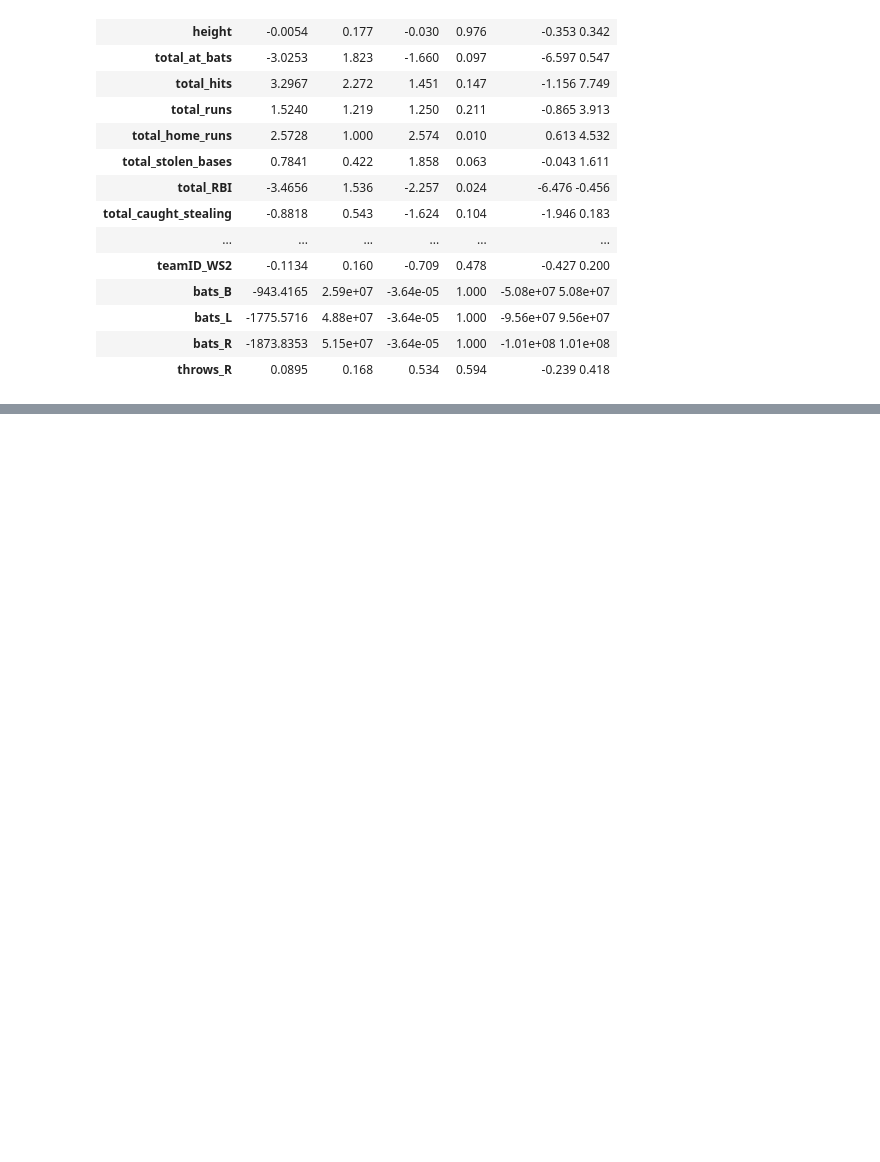
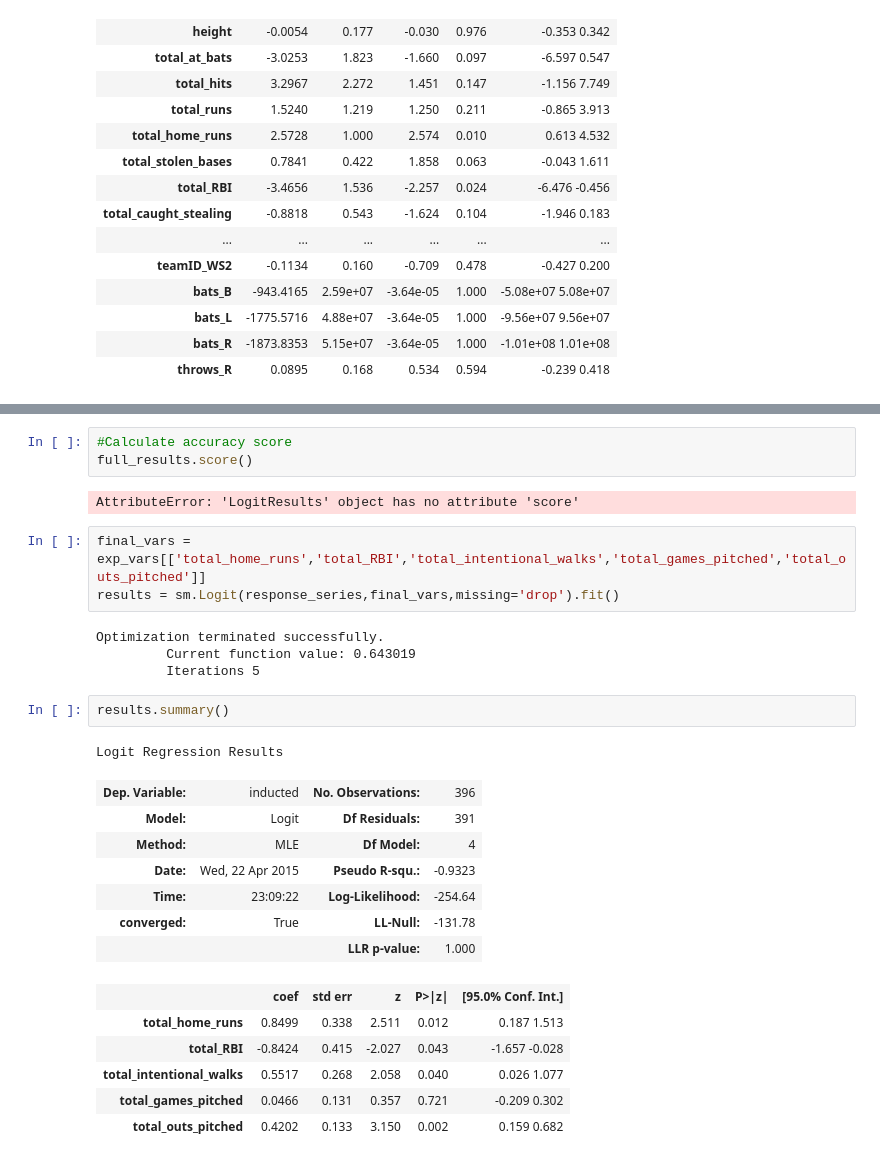
Before and after one commit to teresadong/chinatalk201504, a Jupyter notebook: Baseball Logistic Demo.ipynb, the cells around one changed output, grey strips where cells are left out. Saved outputs shown, nothing was run; the diff lists cells and outputs as text; blank space fills up the shorter version.

```diff
--- a/Baseball Logistic Demo.ipynb
+++ b/Baseball Logistic Demo.ipynb
@@ -342,0 +460,29 @@ exp_vars = []
+# %%
+#Calculate accuracy score
+full_results.score()
+# %% [output]
+AttributeError: 'LogitResults' object has no attribute 'score'
+# %%
+final_vars = exp_vars[['total_home_runs','total_RBI','total_intentional_walks','total_games_pitched','total_outs_pitched']]
+results = sm.Logit(response_series,final_vars,missing='drop').fit()
+# %% [output]
+Optimization terminated successfully.
+         Current function value: 0.643019
+         Iterations 5
+# %%
+results.summary()
+# %% [output]
+Logit Regression Results
+| Dep. Variable: | inducted | No. Observations: | 396 |
+| Model: | Logit | Df Residuals: | 391 |
+| Method: | MLE | Df Model: | 4 |
+| Date: | Wed, 22 Apr 2015 | Pseudo R-squ.: | -0.9323 |
+| Time: | 23:09:22 | Log-Likelihood: | -254.64 |
+| converged: | True | LL-Null: | -131.78 |
+|  |  | LLR p-value: | 1.000 |
+|  | coef | std err | z | P>|z| | [95.0% Conf. Int.] |
+| total_home_runs | 0.8499 | 0.338 | 2.511 | 0.012 | 0.187 1.513 |
+| total_RBI | -0.8424 | 0.415 | -2.027 | 0.043 | -1.657 -0.028 |
+| total_intentional_walks | 0.5517 | 0.268 | 2.058 | 0.040 | 0.026 1.077 |
+| total_games_pitched | 0.0466 | 0.131 | 0.357 | 0.721 | -0.209 0.302 |
+| total_outs_pitched | 0.4202 | 0.133 | 3.150 | 0.002 | 0.159 0.682 |
```
Also changed, not shown: parts of 11 cells of this notebook, 3 other files.
